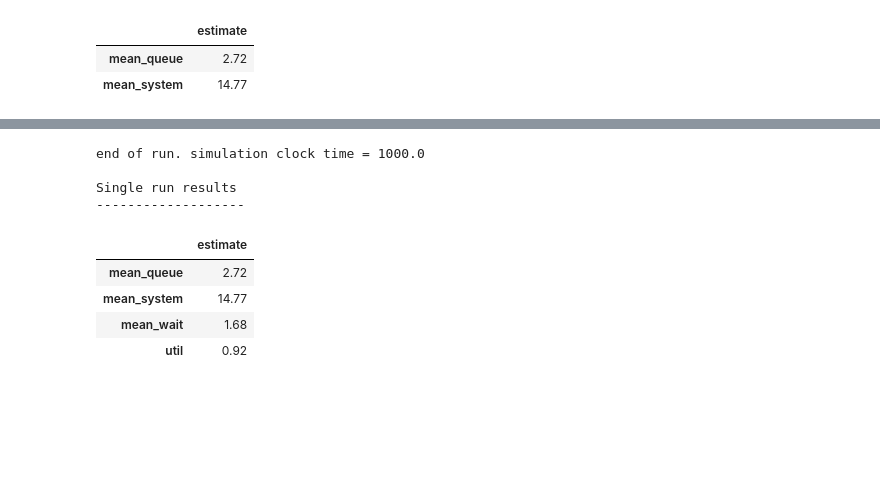
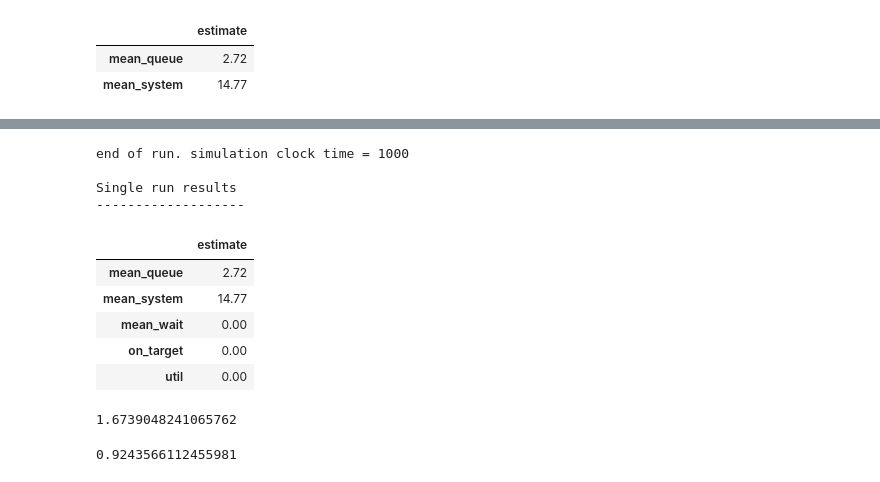
Before and after one commit to health-data-science-OR/stochastic_systems, a Jupyter notebook: labs/simulation/simulation_lab1.ipynb, the cells around one changed output, grey strips where cells are left out. Drawn from its saved outputs; the diff is of its cells as text; code cells hidden in the pictures; blank space fills up the shorter version.

```diff
--- a/labs/simulation/simulation_lab1.ipynb
+++ b/labs/simulation/simulation_lab1.ipynb
@@ -1119,6 +1129,7 @@ CALL_SEED = 101
 
 #create simpy environment
 env = simpy.Environment()
+default_args = Scenario()
 
 ###### MODIFICATION: create a default scenario ####
 default_args = Scenario()
@@ -1496,6 +2002,8 @@ class UrgentCareCallCentre(object):
         ### MODIFICATION - ref an Auditor #######
         self.auditor = auditor
         #########################################
+
+        self.patients = []
 
     def arrivals_generator(self):
         '''
@@ -1518,8 +2026,9 @@ class UrgentCareCallCentre(object):
             ############ MODIFICATION - MonitoredPatient  ###################
             new_caller = MonitoredPatient(caller_count, self.env, self.args,
                                           self.auditor)
+
+            self.patients.append(new_caller)
             ##################################################################
-
             env.process(new_caller.service())
 # %%
 class Auditor(object):
@@ -1713,36 +2235,3 @@ class Patient(object):
-# %%
-class UrgentCareCallCentre(object):
-    def __init__(self, env, args, auditor=None):
-        self.env = env
-        self.args = args
-
-        #MODIFICATION - we now store a ref to the auditor
-        self.auditor = auditor
-
-    def call_source(self):
-        '''
-        IAT is exponentially distributed
-
-        Parameters:
-        ------
-        env: simpy.Environment
-
-        args: Scenario
-            Container class for model data inputs
-        '''
-        for caller_count in itertools.count(start=1):
-
-            inter_arrival_time = self.args.arrival_dist.sample()
-            yield env.timeout(inter_arrival_time)
-
-            trace(f'call {caller_count} arrives at: {env.now:.3f}')
-            new_caller = Patient(caller_count, self.env, self.args)
-
-            #MOD. Register the auditor with the patient departure event
-            if not self.auditor is None:
-                new_caller.register_auditor(self.auditor)
-
-            env.process(new_caller.service())
 # %%
 # model parameters
 RUN_LENGTH = 1000
@@ -1760,38 +2249,46 @@ TRACE = False
 ARRIVAL_SEED = 42
 CALL_SEED = 101
 
 #scheduled audit intervals in minutes.
 FIRST_OBS = 10
 OBS_INTERVAL = 5
 
 #create simpy environment
 env = simpy.Environment()
 
 args = Scenario()
 
-#MODIFICATION: instantiate an auditor and pass to model
 auditor = Auditor(env, FIRST_OBS, OBS_INTERVAL)
 auditor.add_resource_to_audit(args.operators, 'ops')
 model = UrgentCareCallCentre(env, args, auditor)
 
-env.process(model.call_source())
+env.process(model.arrivals_generator())
 env.run(until=RUN_LENGTH)
 
 print(f'end of run. simulation clock time = {env.now}')
 print('\nSingle run results\n-------------------')
 
 #MODIFICATION - end of run results
 auditor.process_end_of_run().round(2)
 # %% [output]
-end of run. simulation clock time = 1000.0
+end of run. simulation clock time = 1000
 
 Single run results
 -------------------
 |  | estimate |
 | mean_queue | 2.72 |
 | mean_system | 14.77 |
-| mean_wait | 1.68 |
-| util | 0.92 |
+| mean_wait | 0.00 |
+| on_target | 0.00 |
+| util | 0.00 |
+# %%
+np.array([patient.waiting_time for patient in model.patients]).mean()
+# %% [output]
+1.6739048241065762
+# %%
+np.array([patient.call_duration for patient in model.patients]).sum() / (RUN_LENGTH * N_OPERATORS)
+# %% [output]
+0.9243566112455981
 # %%
 #model parameters - compare to queuing model.
 RUN_LENGTH = 100
```
Also changed, not shown: parts of 34 cells of this notebook, 1 other file.
